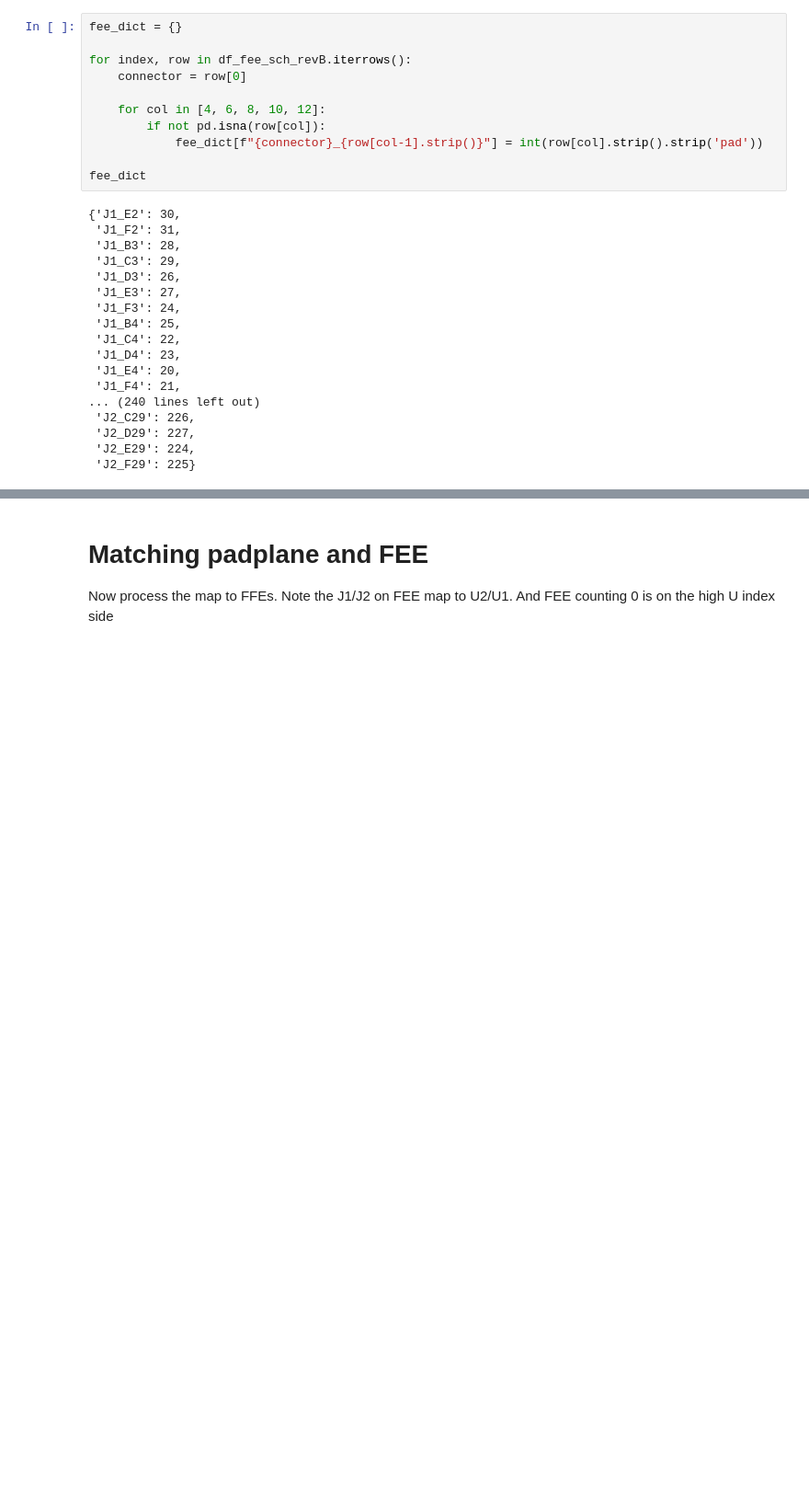
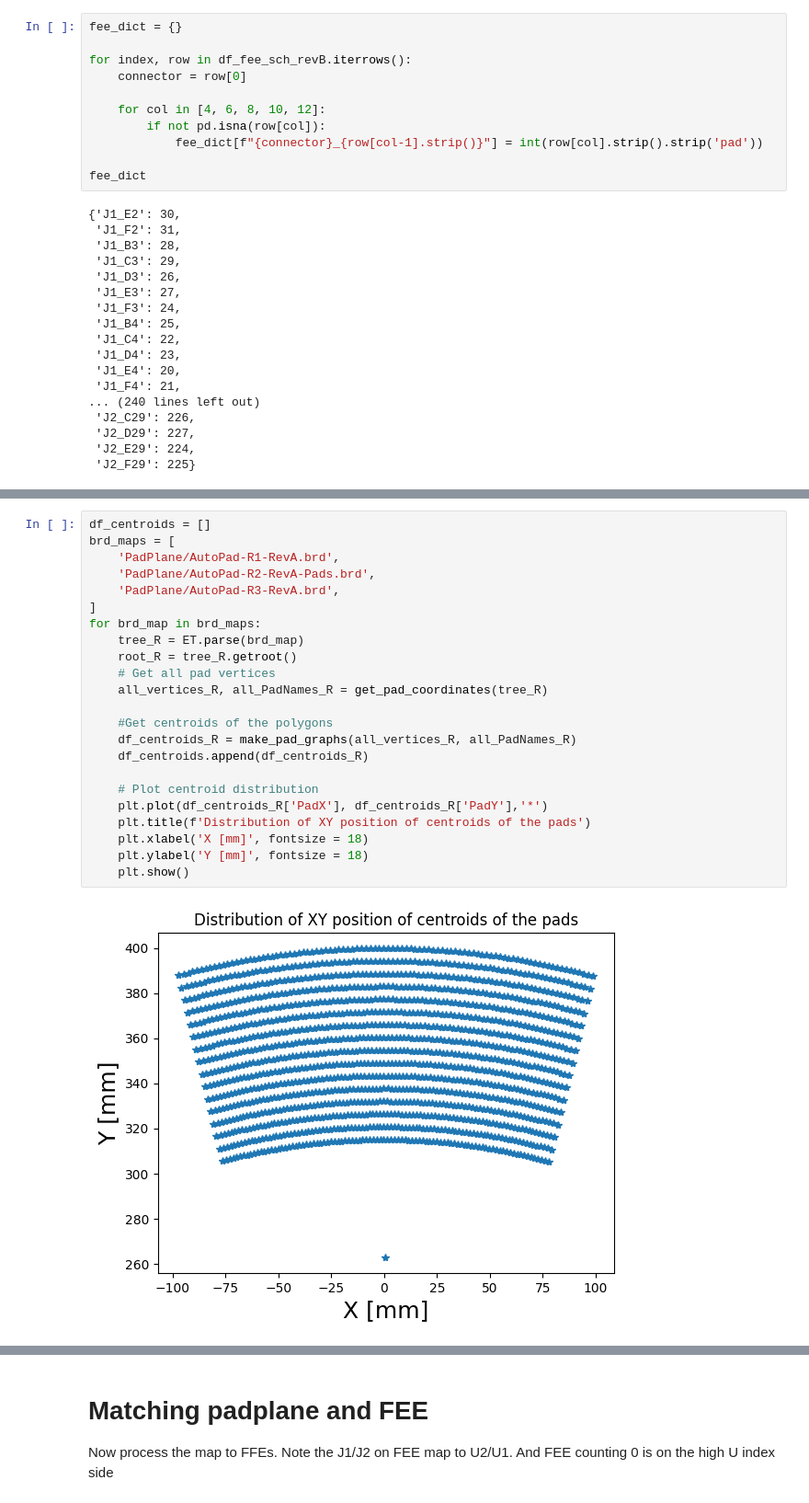
Before and after one commit to sPHENIX-Collaboration/calibrations, a Jupyter notebook: TPC/Mapping/ChannelMapping.ipynb, the cells around one changed output, grey strips where cells are left out. Shown at 92% size. Saved outputs shown, nothing was run; the diff lists cells and outputs as text; blank space fills up the shorter version.

```diff
--- a/TPC/Mapping/ChannelMapping.ipynb
+++ b/TPC/Mapping/ChannelMapping.ipynb
@@ -142,0 +255,25 @@ fee_dict
+# %%
+df_centroids = []
+brd_maps = [
+    'PadPlane/AutoPad-R1-RevA.brd',
+    'PadPlane/AutoPad-R2-RevA-Pads.brd',
+    'PadPlane/AutoPad-R3-RevA.brd',
+]
+for brd_map in brd_maps:
+    tree_R = ET.parse(brd_map)
+    root_R = tree_R.getroot()
+    # Get all pad vertices
+    all_vertices_R, all_PadNames_R = get_pad_coordinates(tree_R)
+
+    #Get centroids of the polygons
+    df_centroids_R = make_pad_graphs(all_vertices_R, all_PadNames_R)
+    df_centroids.append(df_centroids_R)
+
+    # Plot centroid distribution
+    plt.plot(df_centroids_R['PadX'], df_centroids_R['PadY'],'*')
+    plt.title(f'Distribution of XY position of centroids of the pads')
+    plt.xlabel('X [mm]', fontsize = 18)
+    plt.ylabel('Y [mm]', fontsize = 18)
+    plt.show()
+# %% [output]
+[figure, added]
```
Also changed, not shown: parts of 26 cells of this notebook, 3 other files.
